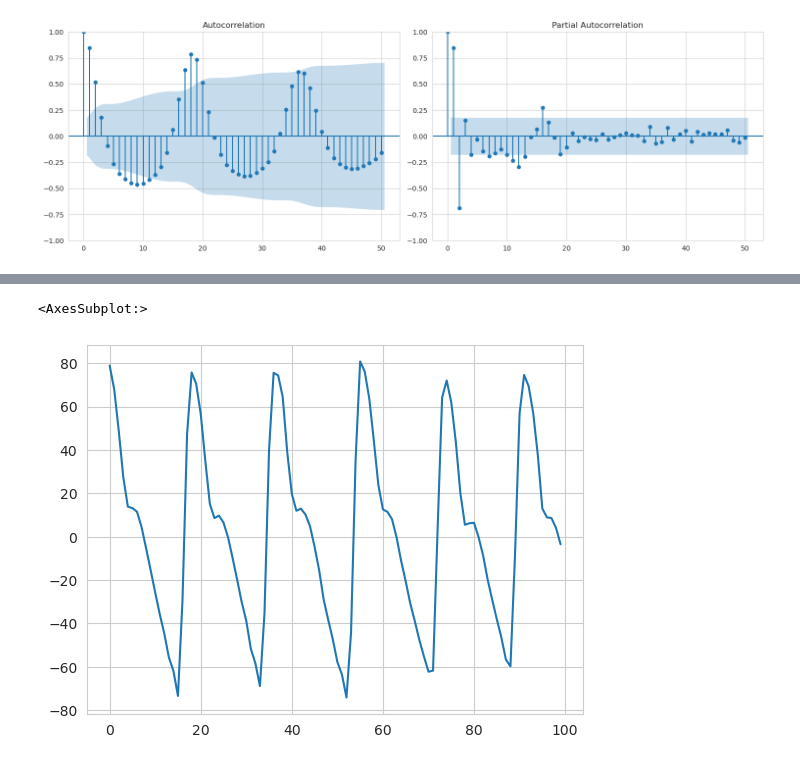
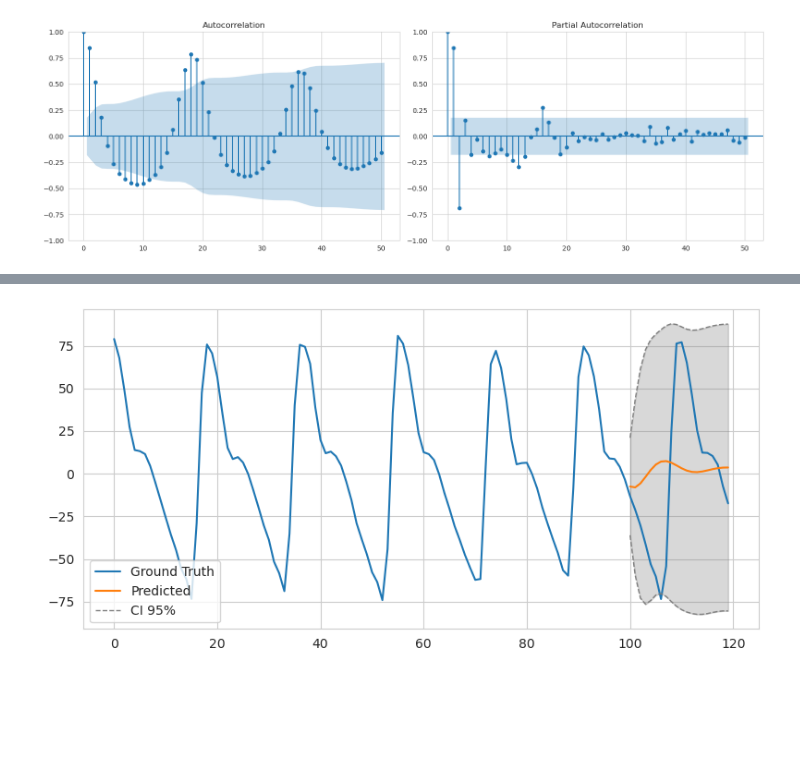
Before and after one commit to WHITSNAK/sta542-sp23, a Jupyter notebook: hw1/hw1.ipynb, the cells around one changed output, grey strips where cells are left out. Saved outputs shown, nothing was run; the diff lists cells and outputs as text; code cells hidden in the pictures; blank space fills up the shorter version.

```diff
--- a/hw1/hw1.ipynb
+++ b/hw1/hw1.ipynb
@@ -67,5 +62,16 @@ plt.plot(ar2.predict(start=100, end=120-1))
-# %%
-sr.reset_index(drop=True).iloc[:100].plot()
-# %% [output]
-<AxesSubplot:>
-[figure, removed]
+# %%
+xhs = ar2.get_forecast(steps=20).summary_frame()
+xhs.index = np.arange(100, 120)
+
+fig, ax = plt.subplots(figsize=(8, 4))
+
+sr.reset_index(drop=True).plot(label='Ground Truth')
+ax.plot(np.arange(100, 120), xhs['mean'], label='Predicted')
+ax.plot(np.arange(100, 120), xhs.mean_ci_upper, color='grey', linestyle='--', linewidth=1, label='CI 95%')
+ax.plot(np.arange(100, 120), xhs.mean_ci_lower, color='grey', linestyle='--', linewidth=1)
+ax.fill_between(np.arange(100, 120), xhs.mean_ci_lower, xhs.mean_ci_upper, color='grey', alpha=0.3)
+
+ax.legend(loc='best')
+fig.tight_layout()
+# %% [output]
+[figure, added]
```
Also changed, not shown: parts of 4 cells of this notebook, 3 other files.
